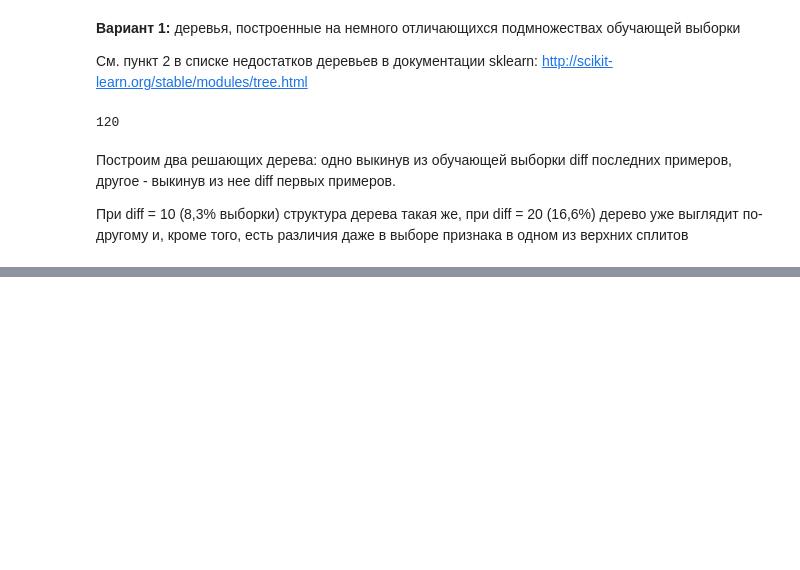
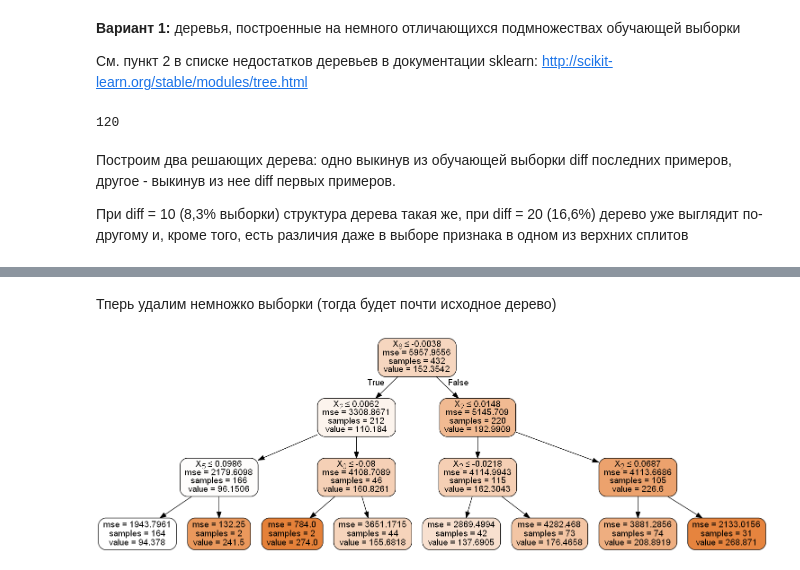
Before and after one commit to ml-mipt/ml-mipt-part1, a Jupyter notebook: 2017/seminars/04-trees/TreeVisualization.ipynb, the cells around one changed output, grey strips where cells are left out. Saved outputs shown, nothing was run; the diff lists cells and outputs as text; code cells hidden in the pictures; blank space fills up the shorter version.

```diff
--- a/2017/seminars/04-trees/TreeVisualization.ipynb
+++ b/2017/seminars/04-trees/TreeVisualization.ipynb
@@ -253,0 +294,13 @@ Image(graph.create_png())
+# %% [markdown]
+Тперь удалим немножко выборки (тогда будет почти исходное дерево)
+# %%
+model = tree.DecisionTreeRegressor(max_depth=3)
+model.fit(diabetes.data[10:], diabetes.target[10:])
+filename = "diabetes_tree.out"
+dot_data = tree.export_graphviz(model, out_file=filename,
+                         filled=True, rounded=True,
+                         special_characters=True)
+graph = pydotplus.graphviz.graph_from_dot_file(filename)
+Image(graph.create_png())
+# %% [output]
+[figure, added]
```
Also changed, not shown: parts of 28 cells of this notebook.
